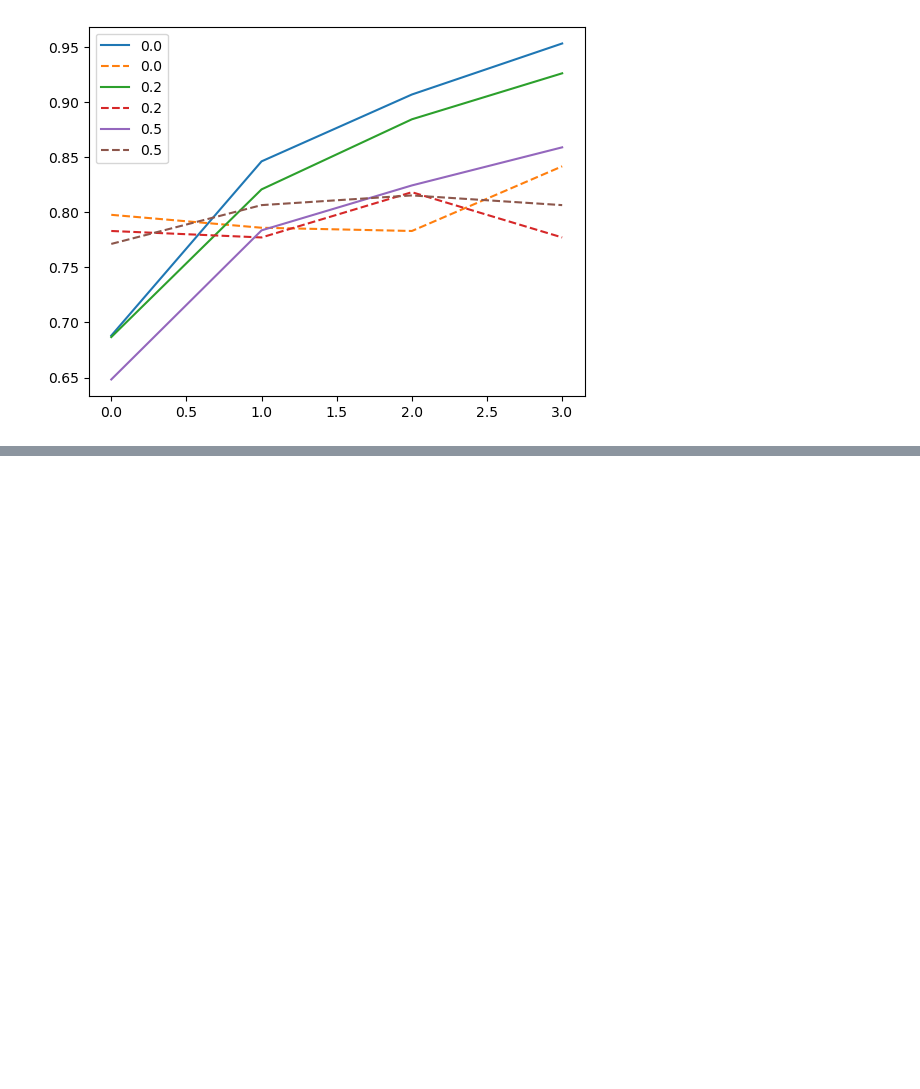
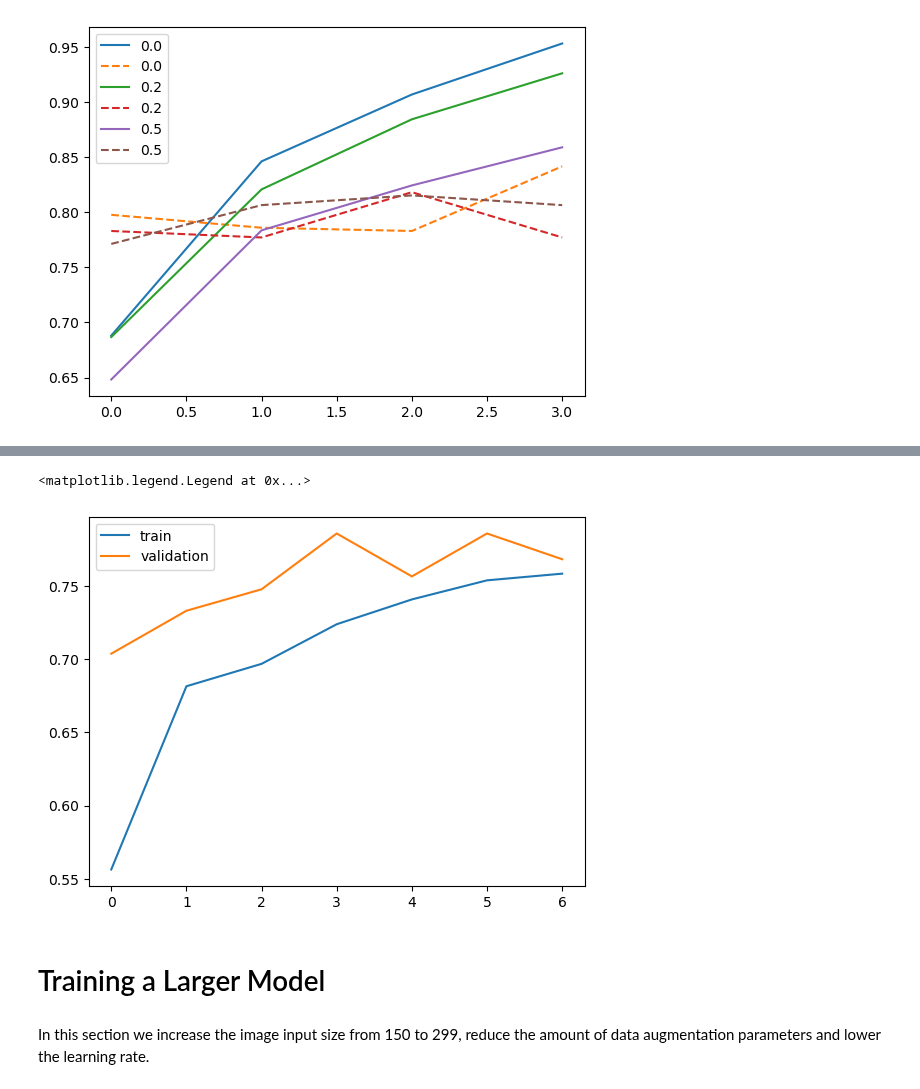
Before and after one commit to a-kravets/Data-Analytics-Projects, a Jupyter notebook: Clothing Classification/clothing_classification.ipynb, the cells around one changed output, grey strips where cells are left out. Saved outputs shown, nothing was run; the diff lists cells and outputs as text; code cells hidden in the pictures; blank space fills up the shorter version.

Commit message:
adding data augmentation

```diff
--- a/Clothing Classification/clothing_classification.ipynb
+++ b/Clothing Classification/clothing_classification.ipynb
@@ -621,0 +635,13 @@ plt.legend()
+# %%
+# Create image generator for train data and also augment the images
+train_gen = ImageDataGenerator(preprocessing_function=preprocess_input,
+                               rotation_range=30,
+                               width_shift_range=10.0,
+                               height_shift_range=10.0,
+                               shear_range=10,
+                               zoom_range=0.1,
+                               vertical_flip=True)
+
+train_ds = train_gen.flow_from_directory(directory="clothing-dataset-small/train",
+                                         target_size=(150,150),
+                                         batch_size=32)
@@ -621,0 +650,12 @@ plt.legend()
+# %%
+# validation dataset
+
+validation_gen = ImageDataGenerator(
+    preprocessing_function=preprocess_input
+)
+
+val_ds = validation_gen.flow_from_directory(
+    "clothing-dataset-small/validation",
+    target_size=(150, 150),
+    batch_size=32,
+)
@@ -621,0 +664,11 @@ plt.legend()
+# %%
+# Set the best values of learning rate, inner layer size and dropout rate based on previous experiments
+learning_rate = 0.001
+size = 1000
+droprate = 0.2
+
+model = make_model(learning_rate=learning_rate,
+                    size_inner=size,
+                    droprate=droprate)
+
+history = model.fit(train_ds, epochs=7, validation_data=val_ds) # w/o checkpoint
@@ -621,0 +695,13 @@ plt.legend()
+# %%
+plt.plot(history.history['accuracy'], label='train')
+plt.plot(history.history['val_accuracy'], label='validation')
+#plt.xticks(np.arange(7))
+
+plt.legend()
+# %% [output]
+<matplotlib.legend.Legend at 0x...>
+[figure, added]
+# %% [markdown]
+# Training a Larger Model
+# %% [markdown]
+In this section we increase the image input size from 150 to 299, reduce the amount of data augmentation parameters and lower the learning rate.
```
Also changed, not shown: parts of 7 cells of this notebook.
